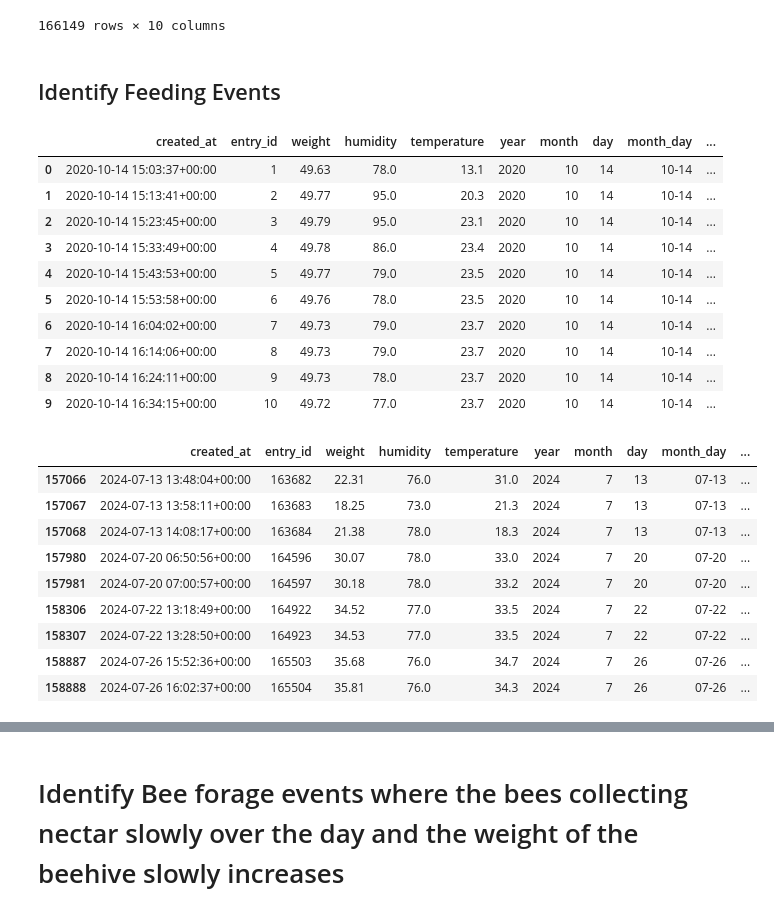
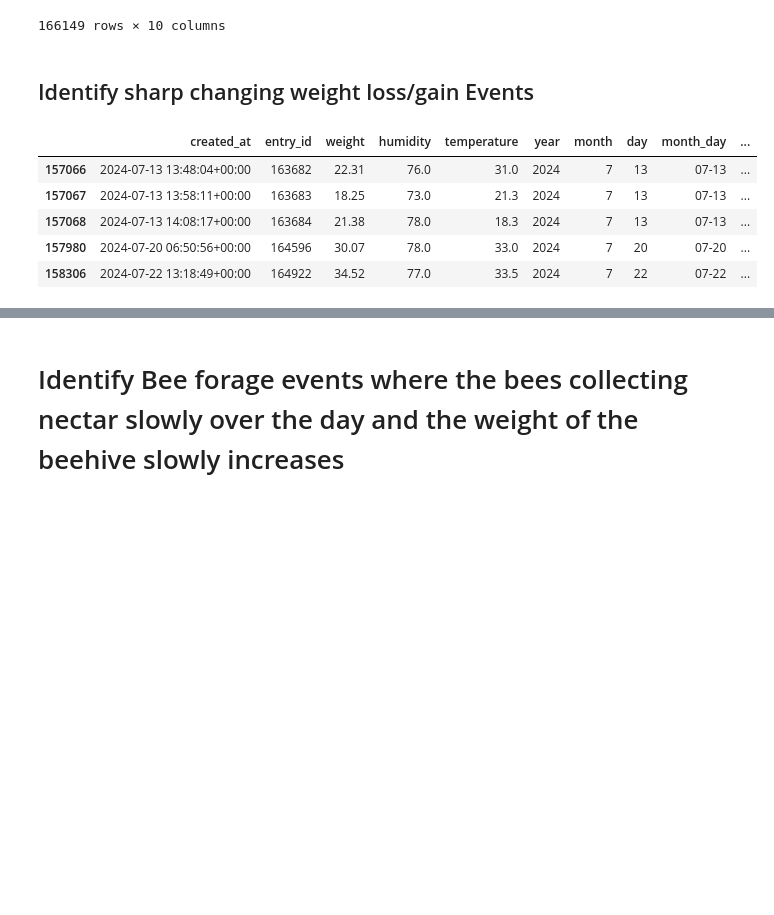
Before and after one commit to timbolo6/streamlit_bee_dasbhoard, a Jupyter notebook: find_events_from_weight_sensor.ipynb, the cells around one changed output, grey strips where cells are left out. Cells and saved outputs as stored; diff of their text form; code cells hidden in the pictures; blank space fills up the shorter version.

```diff
--- a/find_events_from_weight_sensor.ipynb
+++ b/find_events_from_weight_sensor.ipynb
@@ -39,38 +39,23 @@ dtype: object
 | 166148 | 2024-09-21 17:22:20+00:00 | 172764 | 42.74 | 75.0 | 28.8 | 2024 | 9 | 21 | 09-21 | ... |
 166149 rows × 10 columns
 # %% [markdown]
-## Identify Feeding Events
+## Identify sharp changing weight loss/gain Events
 # %%
 # Identify feeding events by looking for large changes in weight
-# Calculate weight difference with a rolling window of 1 hour (6 measurements, since data is every 10 minutes)
-data['weight_diff'] = data['weight_cleaned'] - data['weight_cleaned'].rolling(window=6).median()
-display(data.head(10))
+# Calculate weight difference using the diff method
+data['weight_diff'] = data['weight_cleaned'].diff()
+
 # Identify feeding events (weight change greater than or equal to 3 kg, either increase or decrease)
 feeding_events = data[data['weight_diff'].abs() >= 3]
 
 
 # Only show feeding events from August 1st, 2024 onwards
 feeding_events_august = feeding_events[feeding_events['created_at'] >= '2024-07-01']
 display(feeding_events_august)
 # %% [output]
 |  | created_at | entry_id | weight | humidity | temperature | year | month | day | month_day | ... |
-| 0 | 2020-10-14 15:03:37+00:00 | 1 | 49.63 | 78.0 | 13.1 | 2020 | 10 | 14 | 10-14 | ... |
-| 1 | 2020-10-14 15:13:41+00:00 | 2 | 49.77 | 95.0 | 20.3 | 2020 | 10 | 14 | 10-14 | ... |
-| 2 | 2020-10-14 15:23:45+00:00 | 3 | 49.79 | 95.0 | 23.1 | 2020 | 10 | 14 | 10-14 | ... |
-| 3 | 2020-10-14 15:33:49+00:00 | 4 | 49.78 | 86.0 | 23.4 | 2020 | 10 | 14 | 10-14 | ... |
-| 4 | 2020-10-14 15:43:53+00:00 | 5 | 49.77 | 79.0 | 23.5 | 2020 | 10 | 14 | 10-14 | ... |
-| 5 | 2020-10-14 15:53:58+00:00 | 6 | 49.76 | 78.0 | 23.5 | 2020 | 10 | 14 | 10-14 | ... |
-| 6 | 2020-10-14 16:04:02+00:00 | 7 | 49.73 | 79.0 | 23.7 | 2020 | 10 | 14 | 10-14 | ... |
-| 7 | 2020-10-14 16:14:06+00:00 | 8 | 49.73 | 79.0 | 23.7 | 2020 | 10 | 14 | 10-14 | ... |
-| 8 | 2020-10-14 16:24:11+00:00 | 9 | 49.73 | 78.0 | 23.7 | 2020 | 10 | 14 | 10-14 | ... |
-| 9 | 2020-10-14 16:34:15+00:00 | 10 | 49.72 | 77.0 | 23.7 | 2020 | 10 | 14 | 10-14 | ... |
+| 157066 | 2024-07-13 13:48:04+00:00 | 163682 | 22.31 | 76.0 | 31.0 | 2024 | 7 | 13 | 07-13 | ... |
+| 157067 | 2024-07-13 13:58:11+00:00 | 163683 | 18.25 | 73.0 | 21.3 | 2024 | 7 | 13 | 07-13 | ... |
+| 157068 | 2024-07-13 14:08:17+00:00 | 163684 | 21.38 | 78.0 | 18.3 | 2024 | 7 | 13 | 07-13 | ... |
+| 157980 | 2024-07-20 06:50:56+00:00 | 164596 | 30.07 | 78.0 | 33.0 | 2024 | 7 | 20 | 07-20 | ... |
+| 158306 | 2024-07-22 13:18:49+00:00 | 164922 | 34.52 | 77.0 | 33.5 | 2024 | 7 | 22 | 07-22 | ... |
-|  | created_at | entry_id | weight | humidity | temperature | year | month | day | month_day | ... |
-| 157066 | 2024-07-13 13:48:04+00:00 | 163682 | 22.31 | 76.0 | 31.0 | 2024 | 7 | 13 | 07-13 | ... |
-| 157067 | 2024-07-13 13:58:11+00:00 | 163683 | 18.25 | 73.0 | 21.3 | 2024 | 7 | 13 | 07-13 | ... |
-| 157068 | 2024-07-13 14:08:17+00:00 | 163684 | 21.38 | 78.0 | 18.3 | 2024 | 7 | 13 | 07-13 | ... |
-| 157980 | 2024-07-20 06:50:56+00:00 | 164596 | 30.07 | 78.0 | 33.0 | 2024 | 7 | 20 | 07-20 | ... |
-| 157981 | 2024-07-20 07:00:57+00:00 | 164597 | 30.18 | 78.0 | 33.2 | 2024 | 7 | 20 | 07-20 | ... |
-| 158306 | 2024-07-22 13:18:49+00:00 | 164922 | 34.52 | 77.0 | 33.5 | 2024 | 7 | 22 | 07-22 | ... |
-| 158307 | 2024-07-22 13:28:50+00:00 | 164923 | 34.53 | 77.0 | 33.5 | 2024 | 7 | 22 | 07-22 | ... |
-| 158887 | 2024-07-26 15:52:36+00:00 | 165503 | 35.68 | 76.0 | 34.7 | 2024 | 7 | 26 | 07-26 | ... |
-| 158888 | 2024-07-26 16:02:37+00:00 | 165504 | 35.81 | 76.0 | 34.3 | 2024 | 7 | 26 | 07-26 | ... |
```
Also changed, not shown: parts of 3 cells of this notebook, 3 other files.
